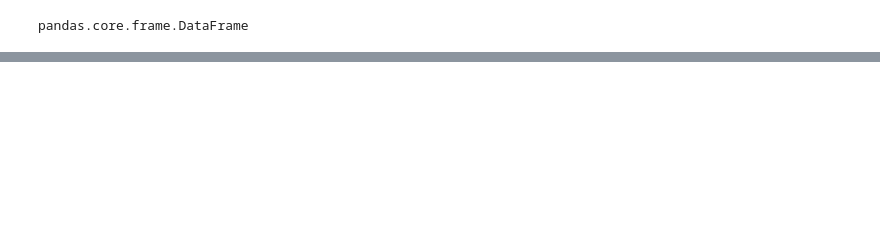
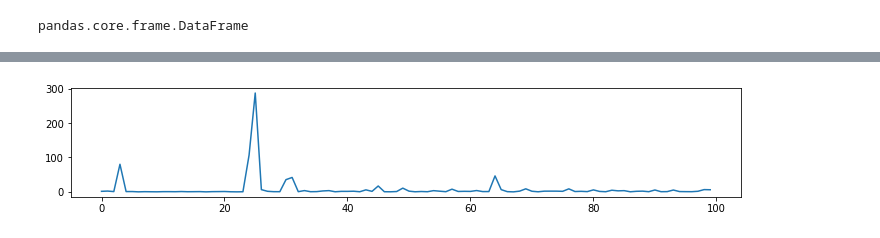
Before and after one commit to Jian2017/AirlineDelay, a Jupyter notebook: Release_07_08_days/ReadMe.ipynb, the cells around one changed output, grey strips where cells are left out. Cells and saved outputs as stored; diff of their text form; code cells hidden in the pictures; blank space fills up the shorter version.

```diff
--- a/Release_07_08_days/ReadMe.ipynb
+++ b/Release_07_08_days/ReadMe.ipynb
@@ -101,0 +457,22 @@ plt.show()
+# %%
+plt.rcParams["figure.figsize"] = (12,2)
+# %%
+import numpy as np
+
+p = 100
+n = 300
+
+w = np.random.randn( p )
+w0 = 10
+X = np.random.randn( n , p  )
+y = np.matmul( X ,   w ) + w0
+y = y + np.random.randn( len(y) )/5
+# %%
+from sklearn import linear_model
+reg = linear_model.LinearRegression()
+reg.fit(X, y )
+#print(reg.intercept_ )
+plt.plot( abs( (reg.coef_ - w )/ w )*100 )
+plt.show()
+# %% [output]
+[figure, added]
```
Also changed, not shown: parts of 26 cells of this notebook, 1 other file.
